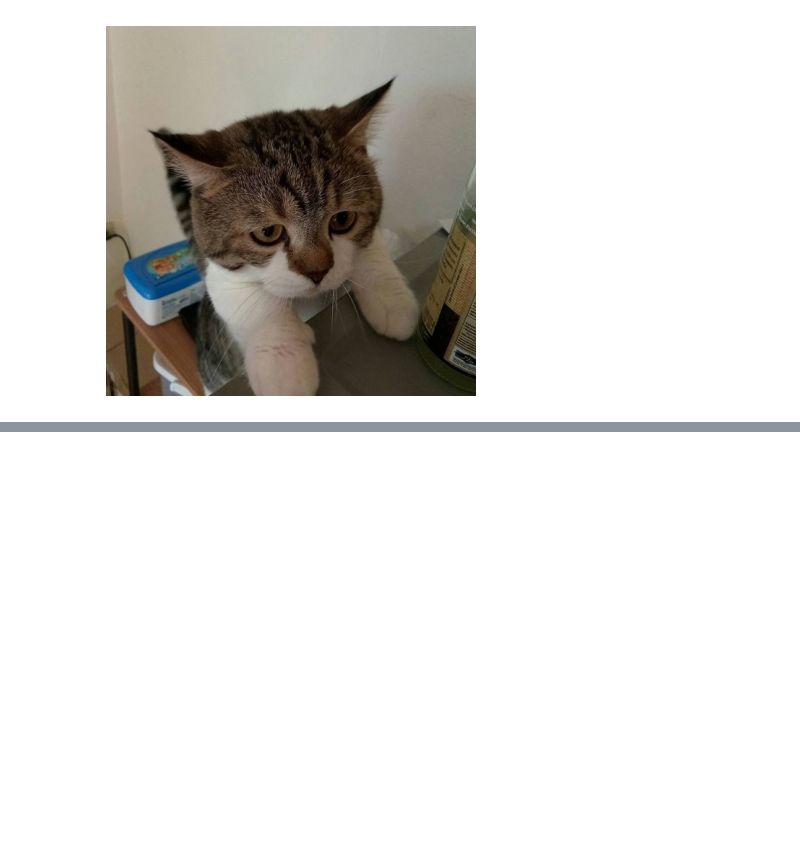
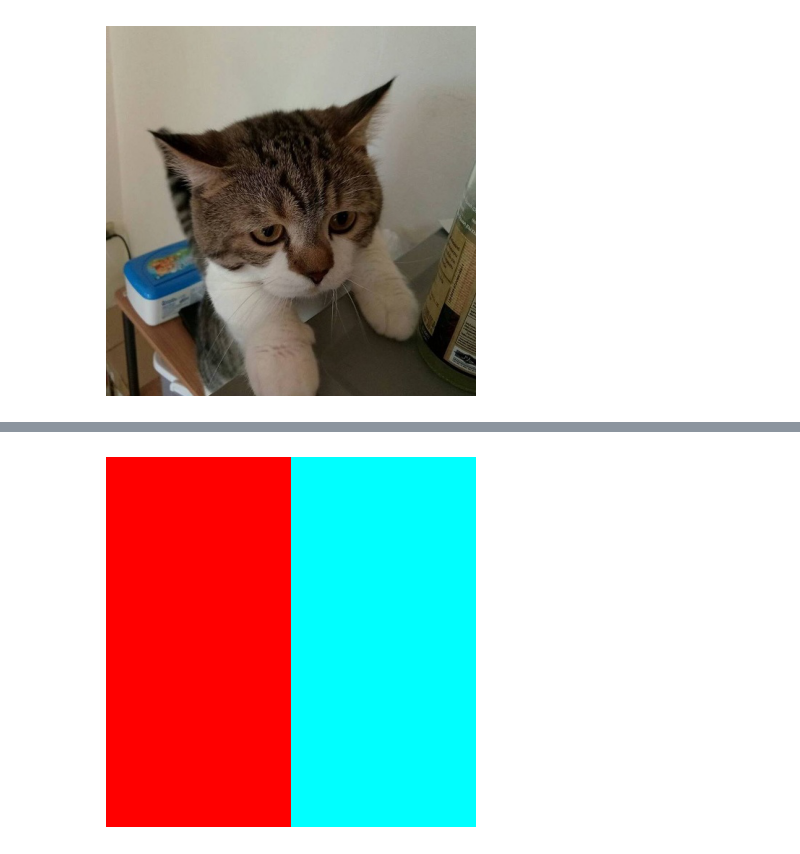
Before and after one commit to ayuthmang/2110651-Digital-Image-Processing, a Jupyter notebook: 02-codes/01-intro/code.ipynb, the cells around one changed output, grey strips where cells are left out. Drawn from its saved outputs; the diff is of its cells as text; code cells hidden in the pictures; blank space fills up the shorter version.

```diff
--- a/02-codes/01-intro/code.ipynb
+++ b/02-codes/01-intro/code.ipynb
@@ -82,0 +143,18 @@ plt.show()
+# %%
+import numpy as np
+import matplotlib.pyplot as plt
+
+# Create an image of 100x100 with red color on the half left and cyan color on the half right and display the image
+img = np.zeros((100, 100, 3), dtype=np.uint8)
+
+# Set the left half to red (R, G, B)
+img[:, :50, 0] = 255
+
+# Set the right half to cyan (R, G, B)
+img[:, 50:] = (0,255,255)
+
+plt.imshow(img)
+plt.axis('off')
+plt.show()
+# %% [output]
+[figure, added]
```
Also changed, not shown: parts of 9 cells of this notebook.
